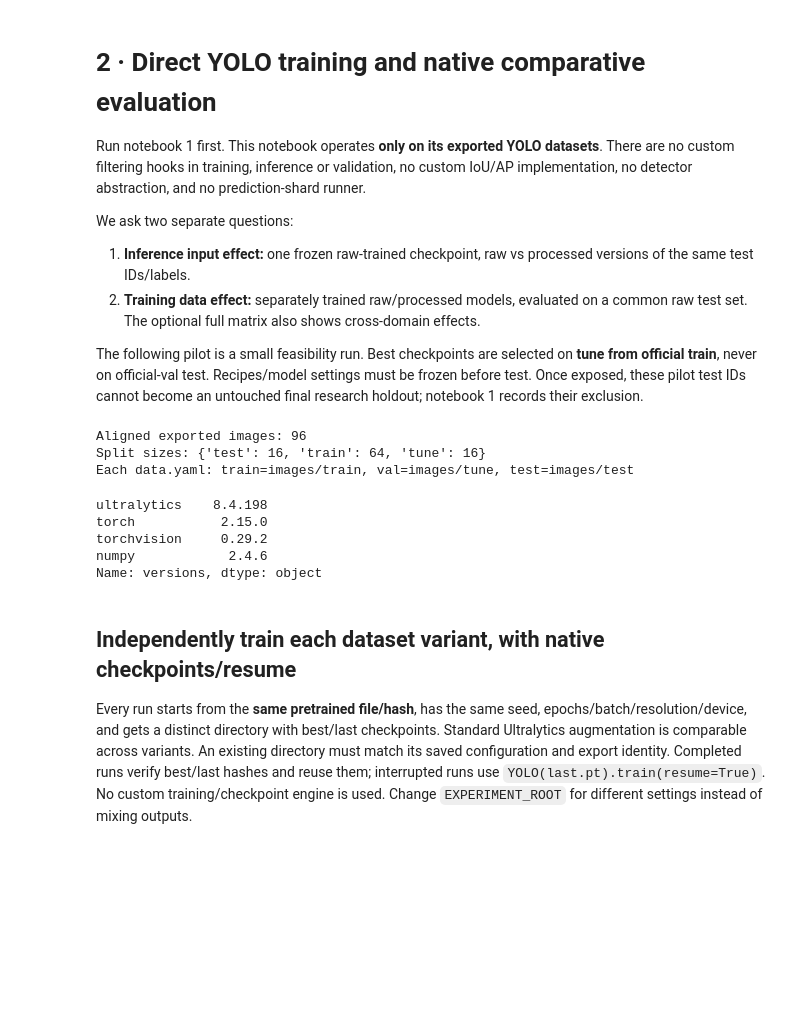
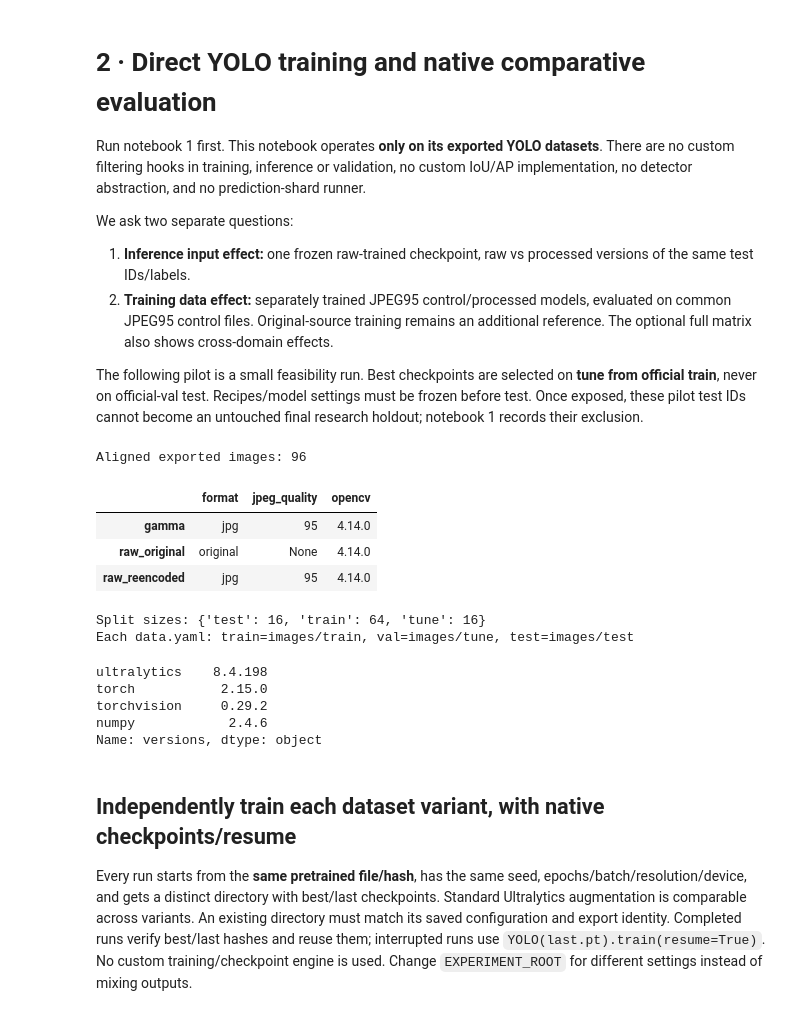
Before and after one commit to truong51972/vehicle-detection, a Jupyter notebook: notebooks/02_training_benchmark.ipynb, the cells around one changed output. Drawn from its saved outputs; the diff is of its cells as text; code cells hidden in the pictures; blank space fills up the shorter version.

```diff
--- a/notebooks/02_training_benchmark.ipynb
+++ b/notebooks/02_training_benchmark.ipynb
@@ -8,8 +8,8 @@ IoU/AP implementation, no detector abstraction, and no prediction-shard runner.
 We ask two separate questions:
 1. **Inference input effect:** one frozen raw-trained checkpoint, raw vs processed
    versions of the same test IDs/labels.
-2. **Training data effect:** separately trained raw/processed models, evaluated on
-   a common raw test set. The optional full matrix also shows cross-domain effects.
+2. **Training data effect:** separately trained JPEG95 control/processed models, evaluated on
+   common JPEG95 control files. Original-source training remains an additional reference. The optional full matrix also shows cross-domain effects.
 
 The following pilot is a small feasibility run. Best checkpoints are selected on
 **tune from official train**, never on official-val test. Recipes/model settings
@@ -18,66 +18,100 @@ untouched final research holdout; notebook 1 records their exclusion.
 # %%
 import importlib.metadata as md
 import io
+import platform
 from pathlib import Path
 
 import cv2
 import matplotlib.pyplot as plt
 import numpy as np
 import pandas as pd
+import torch
 from IPython.display import Image, display
 from PIL import Image as PILImage
 from ultralytics import YOLO
 from ultralytics.utils.ops import xywh2xyxy
 
-from vehicle_detection.common import digest, file_hash, read_image, read_json, write_json
+from vehicle_detection.common import (
+    digest,
+    file_hash,
+    read_image,
+    read_json,
+    reuse_evaluation,
+    write_json,
+)
 from vehicle_detection.data import CLASSES
 from vehicle_detection.offline import verify_alignment
 
 ROOT = Path.cwd() if (Path.cwd() / "pyproject.toml").exists() else Path.cwd().parent
 MODE = "pilot"
-RUN_ROOT = ROOT / "runs" / f"notebook-{MODE}"
-TRAIN_VARIANTS = ["raw", "gamma"]
-EVAL_VARIANTS = ["raw", "gamma"]
+RUN_ROOT = ROOT / "runs" / f"phase1-{MODE}"
+TRAIN_VARIANTS = ["raw_original", "raw_reencoded", "gamma"]
+EVAL_VARIANTS = ["raw_original", "raw_reencoded", "gamma"]
 MODEL = "yolo11n.pt"
 SEED, EPOCHS, BATCH, IMGSZ, DEVICE = 2026, 3, 8, 640, "0"
 EXPERIMENT_ROOT = RUN_ROOT / "experiments" / "yolo11n-seed2026-v1"
 FROZEN_FOR_TEST = True  # For full research evaluation, freeze only after tune-only calibration.
 VAL_SETTINGS = {
     "imgsz": IMGSZ,
     "batch": BATCH,
     "device": DEVICE,
     "conf": 0.001,
     "iou": 0.7,
     "max_det": 300,
     "quantize": 32,
     "workers": 0,
     "plots": True,
     "verbose": False,
 }
-assert FROZEN_FOR_TEST and "raw" in TRAIN_VARIANTS and "raw" in EVAL_VARIANTS
+DEEP_VERIFY_EXPORTS = False  # Set True for on-demand all-image hashing/decoding.
+FORCE_REEVALUATE = False
+assert FROZEN_FOR_TEST and "raw_original" in TRAIN_VARIANTS and "raw_original" in EVAL_VARIANTS
 VARIANTS = sorted(set(TRAIN_VARIANTS + EVAL_VARIANTS))
 DATASETS = {v: RUN_ROOT / "datasets" / v for v in VARIANTS}
 assert all((p / "data.yaml").is_file() for p in DATASETS.values()), "Run preparation notebook first"
-print("Aligned exported images:", verify_alignment(DATASETS.values()))
+print("Aligned exported images:", verify_alignment(DATASETS.values(), deep=DEEP_VERIFY_EXPORTS))
+dataset_identities = {
+    v: {
+        "export": read_json(p / "export.json"),
+        "files_identity": read_json(p / "verified.json")["files_identity"],
+    }
+    for v, p in DATASETS.items()
+}
+display(pd.DataFrame({v: d["export"]["encoding"] for v, d in dataset_identities.items()}).T)
+evaluation_versions = {
+    p: md.version(p) for p in ["ultralytics", "torch", "torchvision", "numpy", "opencv-python"]
+}
+evaluation_hardware = {
+    "platform": platform.platform(),
+    "processor": platform.processor(),
+    "cuda_runtime": torch.version.cuda,
+    "gpu": torch.cuda.get_device_name(int(DEVICE))
+    if DEVICE.isdigit() and torch.cuda.is_available()
+    else None,
+}
 selection = read_json(RUN_ROOT / "selection.json")
 print("Split sizes:", {s: len(v) for s, v in selection["splits"].items()})
 print("Each data.yaml: train=images/train, val=images/tune, test=images/test")
 display(
     pd.Series(
         {p: md.version(p) for p in ["ultralytics", "torch", "torchvision", "numpy"]},
         name="versions",
     )
 )
 plt.rcParams.update({"figure.dpi": 90, "font.size": 9})
 # %% [output]
 Aligned exported images: 96
-Split sizes: {'test': 16, 'train': 64, 'tune': 16}
-Each data.yaml: train=images/train, val=images/tune, test=images/test
+|  | format | jpeg_quality | opencv |
+| gamma | jpg | 95 | 4.14.0 |
+| raw_original | original | None | 4.14.0 |
+| raw_reencoded | jpg | 95 | 4.14.0 |
-ultralytics    8.4.198
-torch           2.15.0
-torchvision     0.29.2
-numpy            2.4.6
-Name: versions, dtype: object
+Split sizes: {'test': 16, 'train': 64, 'tune': 16}
+Each data.yaml: train=images/train, val=images/tune, test=images/test
+ultralytics    8.4.198
+torch           2.15.0
+torchvision     0.29.2
+numpy            2.4.6
+Name: versions, dtype: object
 # %% [markdown]
 ## Independently train each dataset variant, with native checkpoints/resume
 
```
Also changed, not shown: parts of 10 cells of this notebook, 10 other files.
